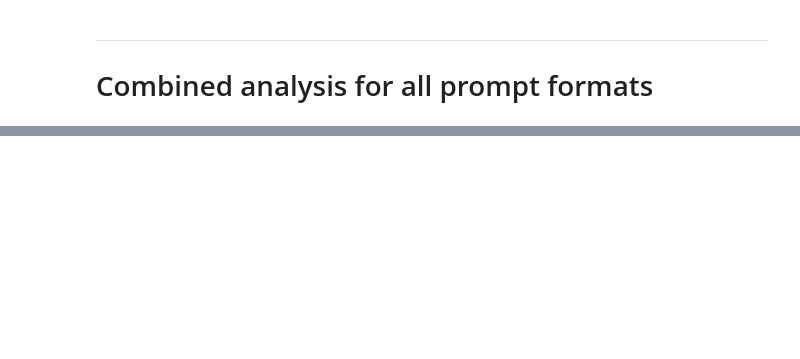
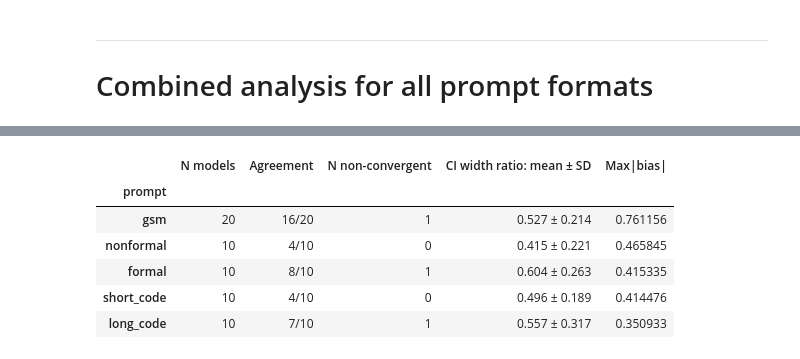
Before and after one commit to the-mysh/gsm-symbolic-benchmarking, a Jupyter notebook: notebooks/bootstrap_analysis.ipynb, the cells around one changed output, grey strips where cells are left out. Cells and saved outputs as stored; diff of their text form; code cells hidden in the pictures; blank space fills up the shorter version.

```diff
--- a/notebooks/bootstrap_analysis.ipynb
+++ b/notebooks/bootstrap_analysis.ipynb
@@ -121,26 +431,34 @@ combo_summary
 # %%
 def make_summary(c):
     prompt_group = c.reset_index().groupby('prompt')
 
     n_models = prompt_group.size()
     n_agreement = prompt_group.agreement.sum()
 
-    convergent_prompt_group = c[~c.single_nonconvergent].reset_index().groupby('prompt')
-    width_ratio_mean = convergent_prompt_group.width_ratio.mean()
-    width_ratio_sd = convergent_prompt_group.width_ratio.std()
+    convergent_prompt_group = c[~c.wald_nonconvergent].reset_index().groupby('prompt')
+    width_ratio_mean = convergent_prompt_group.width_ratio_log.mean()
+    width_ratio_sd = convergent_prompt_group.width_ratio_log.std()
 
-    bias = convergent_prompt_group.bias
+    bias = convergent_prompt_group.bias_log
 
     s = pd.concat({
         'N models': n_models,
         'Agreement': pd.Series([f"{a}/{n}" for a, n in zip(n_agreement, n_models)], index=n_agreement.index),
         # 'N singular': prompt_group.single_singular.sum(),
-        'N non-convergent': prompt_group.single_nonconvergent.sum(),
+        'N non-convergent': prompt_group.wald_nonconvergent.sum(),
         'CI width ratio: mean ± SD': pd.Series([f"{mean:.3f} ± {sd:.3f}" for mean, sd in zip(width_ratio_mean, width_ratio_sd)], index=width_ratio_mean.index),
         'Max|bias|': pd.Series(np.maximum(bias.max(), -bias.min()), index=width_ratio_mean.index),
     }, axis=1).loc[RESULTS_FOLDERS.keys()]
     return s
 
 make_summary(boots_combined['GLMM1-is_variant'])
+# %% [output]
+|  | N models | Agreement | N non-convergent | CI width ratio: mean ± SD | Max|bias| |
+| prompt |  |  |  |  |  |
+| gsm | 20 | 16/20 | 1 | 0.527 ± 0.214 | 0.761156 |
+| nonformal | 10 | 4/10 | 0 | 0.415 ± 0.221 | 0.465845 |
+| formal | 10 | 8/10 | 1 | 0.604 ± 0.263 | 0.415335 |
+| short_code | 10 | 4/10 | 0 | 0.496 ± 0.189 | 0.414476 |
+| long_code | 10 | 7/10 | 1 | 0.557 ± 0.317 | 0.350933 |
 # %%
 make_summary(boots_combined['GLMM2-is_variant'])
```
Also changed, not shown: parts of 32 cells of this notebook, 5 other files.
